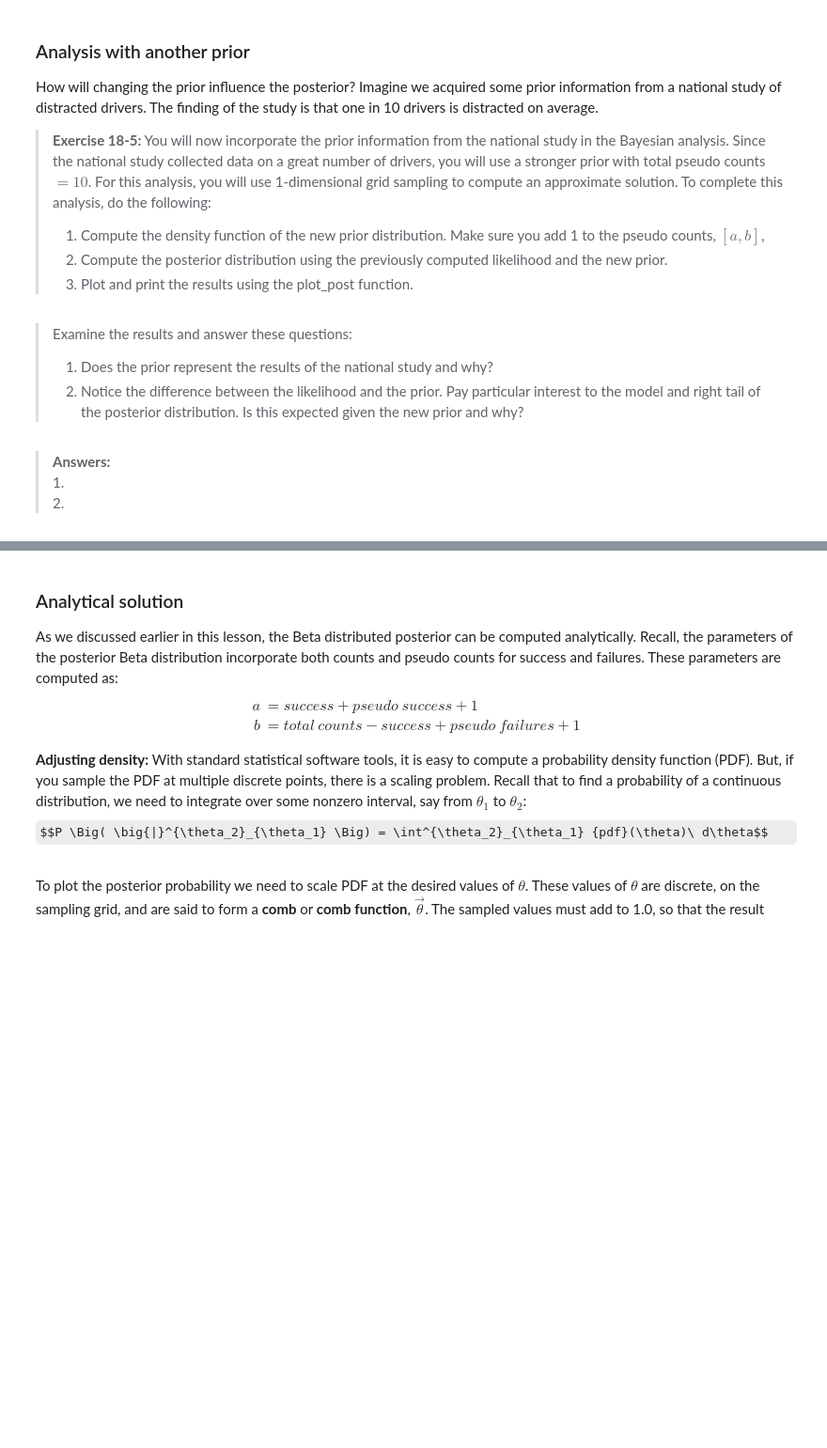
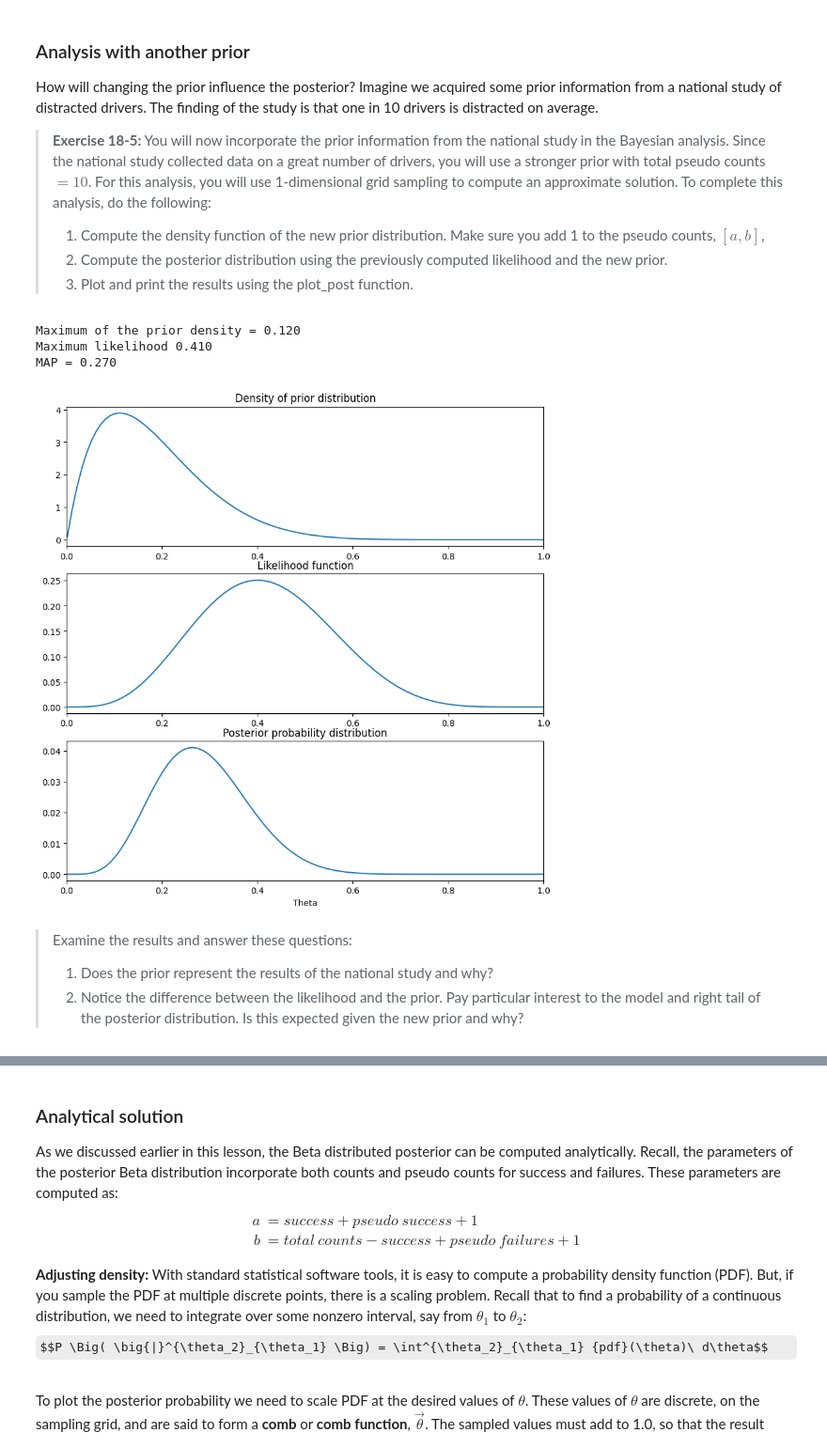
Before and after one commit to StephenElston/CSCI-E-83, a Jupyter notebook: Notebooks/18_Chapter18_BayesianModels.ipynb, the cells around one changed output, grey strips where cells are left out. Shown: that part at 94% size. Saved outputs shown, nothing was run; the diff lists cells and outputs as text; code cells hidden in the pictures; some formulas as TeX source; blank space fills up the shorter version.

```diff
--- a/Notebooks/18_Chapter18_BayesianModels.ipynb
+++ b/Notebooks/18_Chapter18_BayesianModels.ipynb
@@ -491,8 +537,18 @@ How will changing the prior influence the posterior? Imagine we acquired some pr
+# %%
+# 1. Compute the new prior distribution with [a, b] = [2, 9] (1 success + 1, 9 failures + 1)
+new_prior = scipy.stats.beta.pdf(p, 2, 9)
+
+# 2. Compute the posterior distribution with the new prior and existing likelihood
+new_posterior = posterior(new_prior, likelihood)
+
+# 3. Plot and print the results using the plot_post function
+plot_post(new_prior, likelihood, new_posterior, p)
+# %% [output]
+Maximum of the prior density = 0.120
+Maximum likelihood 0.410
+MAP = 0.270
+[figure, added]
 # %% [markdown]
 > Examine the results and answer these questions:
 > 1. Does the prior represent the results of the national study and why?
 > 2. Notice the difference between the likelihood and the prior. Pay particular interest to the model and right tail of the posterior distribution. Is this expected given the new prior and why?
-# %% [markdown]
-> **Answers:**
-> 1.
-> 2.
```
Also changed, not shown: parts of 41 cells of this notebook.
